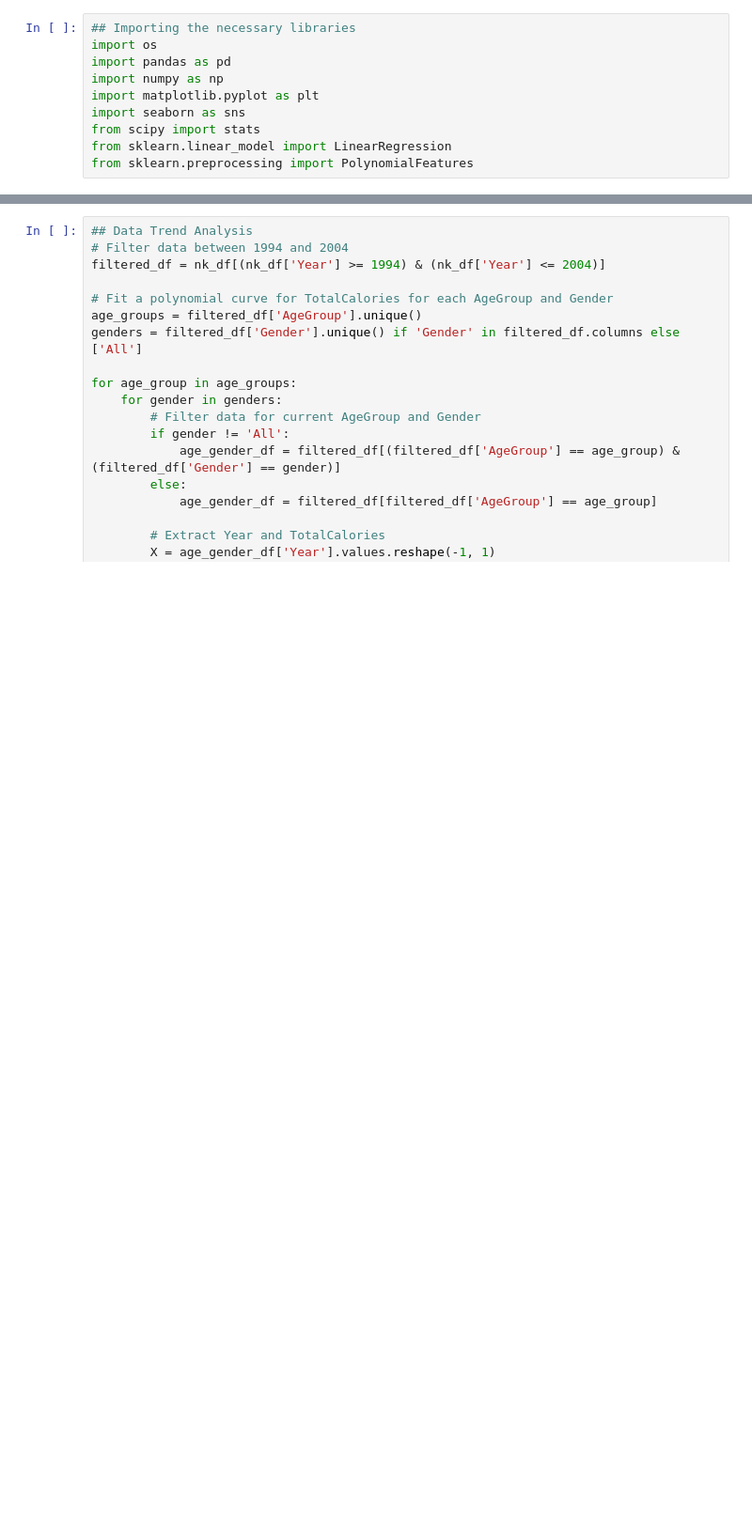
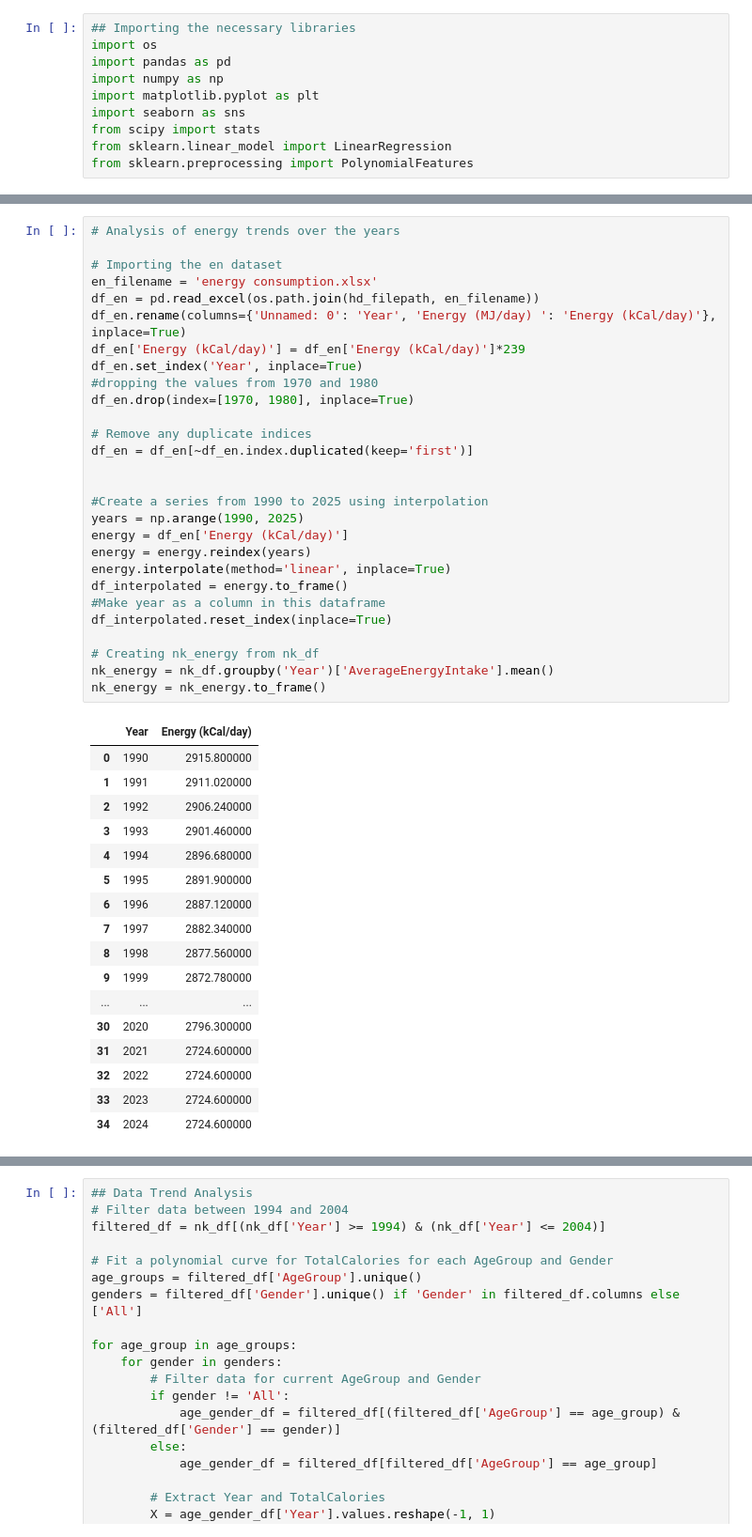
Before and after one commit to avijitvpandit/food-consumption, a Jupyter notebook: src/trend_analysis_2.ipynb, the cells around one changed output, grey strips where cells are left out. Shown: that part at 94% size. Drawn from its saved outputs; the diff is of its cells as text; blank space fills up the shorter version.

Commit message:
Worked more on trend analysis

```diff
--- a/src/trend_analysis_2.ipynb
+++ b/src/trend_analysis_2.ipynb
@@ -54,0 +109,46 @@ TypeError: can't multiply sequence by non-int of type 'float'
+# %%
+# Analysis of energy trends over the years
+
+# Importing the en dataset
+en_filename = 'energy consumption.xlsx'
+df_en = pd.read_excel(os.path.join(hd_filepath, en_filename))
+df_en.rename(columns={'Unnamed: 0': 'Year', 'Energy (MJ/day) ': 'Energy (kCal/day)'}, inplace=True)
+df_en['Energy (kCal/day)'] = df_en['Energy (kCal/day)']*239
+df_en.set_index('Year', inplace=True)
+#dropping the values from 1970 and 1980
+df_en.drop(index=[1970, 1980], inplace=True)
+
+# Remove any duplicate indices
+df_en = df_en[~df_en.index.duplicated(keep='first')]
+
+
+#Create a series from 1990 to 2025 using interpolation
+years = np.arange(1990, 2025)
+energy = df_en['Energy (kCal/day)']
+energy = energy.reindex(years)
+energy.interpolate(method='linear', inplace=True)
+df_interpolated = energy.to_frame()
+#Make year as a column in this dataframe
+df_interpolated.reset_index(inplace=True)
+
+# Creating nk_energy from nk_df
+nk_energy = nk_df.groupby('Year')['AverageEnergyIntake'].mean()
+nk_energy = nk_energy.to_frame()
+# %% [output]
+|  | Year | Energy (kCal/day) |
+| 0 | 1990 | 2915.800000 |
+| 1 | 1991 | 2911.020000 |
+| 2 | 1992 | 2906.240000 |
+| 3 | 1993 | 2901.460000 |
+| 4 | 1994 | 2896.680000 |
+| 5 | 1995 | 2891.900000 |
+| 6 | 1996 | 2887.120000 |
+| 7 | 1997 | 2882.340000 |
+| 8 | 1998 | 2877.560000 |
+| 9 | 1999 | 2872.780000 |
+| ... | ... | ... |
+| 30 | 2020 | 2796.300000 |
+| 31 | 2021 | 2724.600000 |
+| 32 | 2022 | 2724.600000 |
+| 33 | 2023 | 2724.600000 |
+| 34 | 2024 | 2724.600000 |
```
Also changed, not shown: parts of 4 cells of this notebook, 6 other files.
